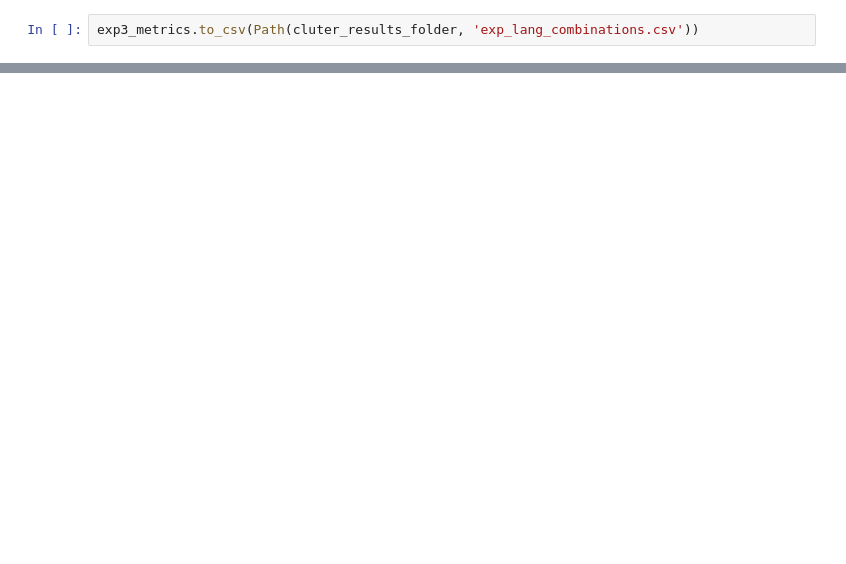
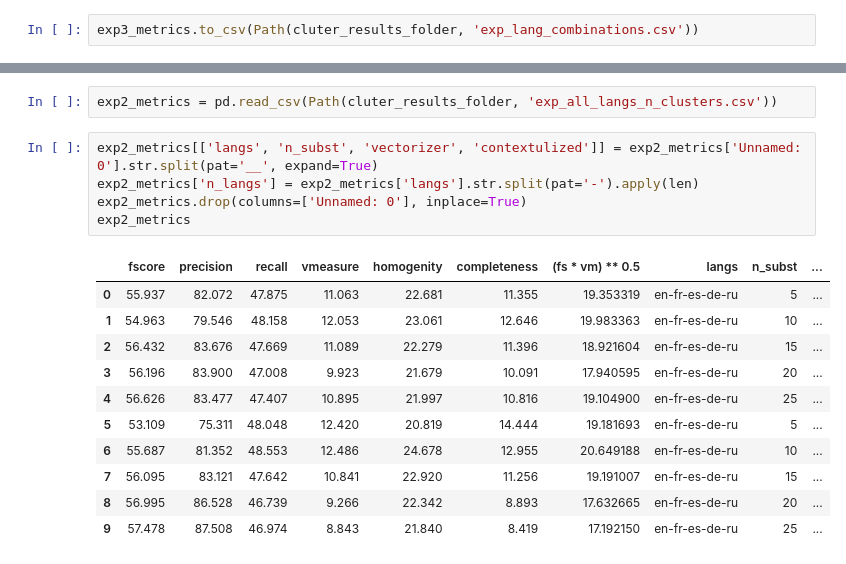
Before and after one commit to vknyazkova/Multilinguial_Substitutes_WSI, a Jupyter notebook: WSI_clusterization.ipynb, the cells around one changed output, grey strips where cells are left out. Drawn from its saved outputs; the diff is of its cells as text; blank space fills up the shorter version.

```diff
--- a/WSI_clusterization.ipynb
+++ b/WSI_clusterization.ipynb
@@ -317,0 +521,19 @@ exp3_metrics.to_csv(Path(cluter_results_folder, 'exp_lang_combinations.csv'))
+# %%
+exp2_metrics = pd.read_csv(Path(cluter_results_folder, 'exp_all_langs_n_clusters.csv'))
+# %%
+exp2_metrics[['langs', 'n_subst', 'vectorizer', 'contextulized']] = exp2_metrics['Unnamed: 0'].str.split(pat='__', expand=True)
+exp2_metrics['n_langs'] = exp2_metrics['langs'].str.split(pat='-').apply(len)
+exp2_metrics.drop(columns=['Unnamed: 0'], inplace=True)
+exp2_metrics
+# %% [output]
+|  | fscore | precision | recall | vmeasure | homogenity | completeness | (fs * vm) ** 0.5 | langs | n_subst | ... |
+| 0 | 55.937 | 82.072 | 47.875 | 11.063 | 22.681 | 11.355 | 19.353319 | en-fr-es-de-ru | 5 | ... |
+| 1 | 54.963 | 79.546 | 48.158 | 12.053 | 23.061 | 12.646 | 19.983363 | en-fr-es-de-ru | 10 | ... |
+| 2 | 56.432 | 83.676 | 47.669 | 11.089 | 22.279 | 11.396 | 18.921604 | en-fr-es-de-ru | 15 | ... |
+| 3 | 56.196 | 83.900 | 47.008 | 9.923 | 21.679 | 10.091 | 17.940595 | en-fr-es-de-ru | 20 | ... |
+| 4 | 56.626 | 83.477 | 47.407 | 10.895 | 21.997 | 10.816 | 19.104900 | en-fr-es-de-ru | 25 | ... |
+| 5 | 53.109 | 75.311 | 48.048 | 12.420 | 20.819 | 14.444 | 19.181693 | en-fr-es-de-ru | 5 | ... |
+| 6 | 55.687 | 81.352 | 48.553 | 12.486 | 24.678 | 12.955 | 20.649188 | en-fr-es-de-ru | 10 | ... |
+| 7 | 56.095 | 83.121 | 47.642 | 10.841 | 22.920 | 11.256 | 19.191007 | en-fr-es-de-ru | 15 | ... |
+| 8 | 56.995 | 86.528 | 46.739 | 9.266 | 22.342 | 8.893 | 17.632665 | en-fr-es-de-ru | 20 | ... |
+| 9 | 57.478 | 87.508 | 46.974 | 8.843 | 21.840 | 8.419 | 17.192150 | en-fr-es-de-ru | 25 | ... |
```
Also changed, not shown: parts of 29 cells of this notebook.
